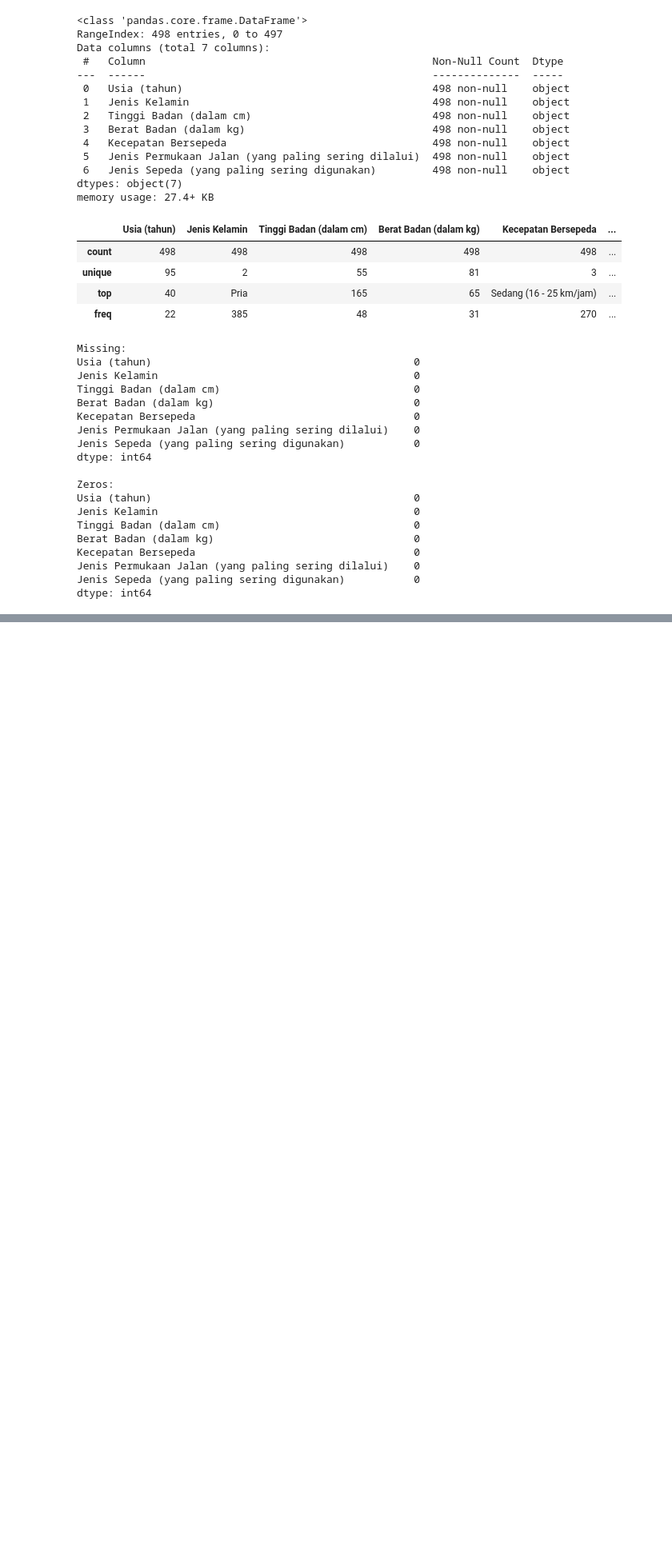
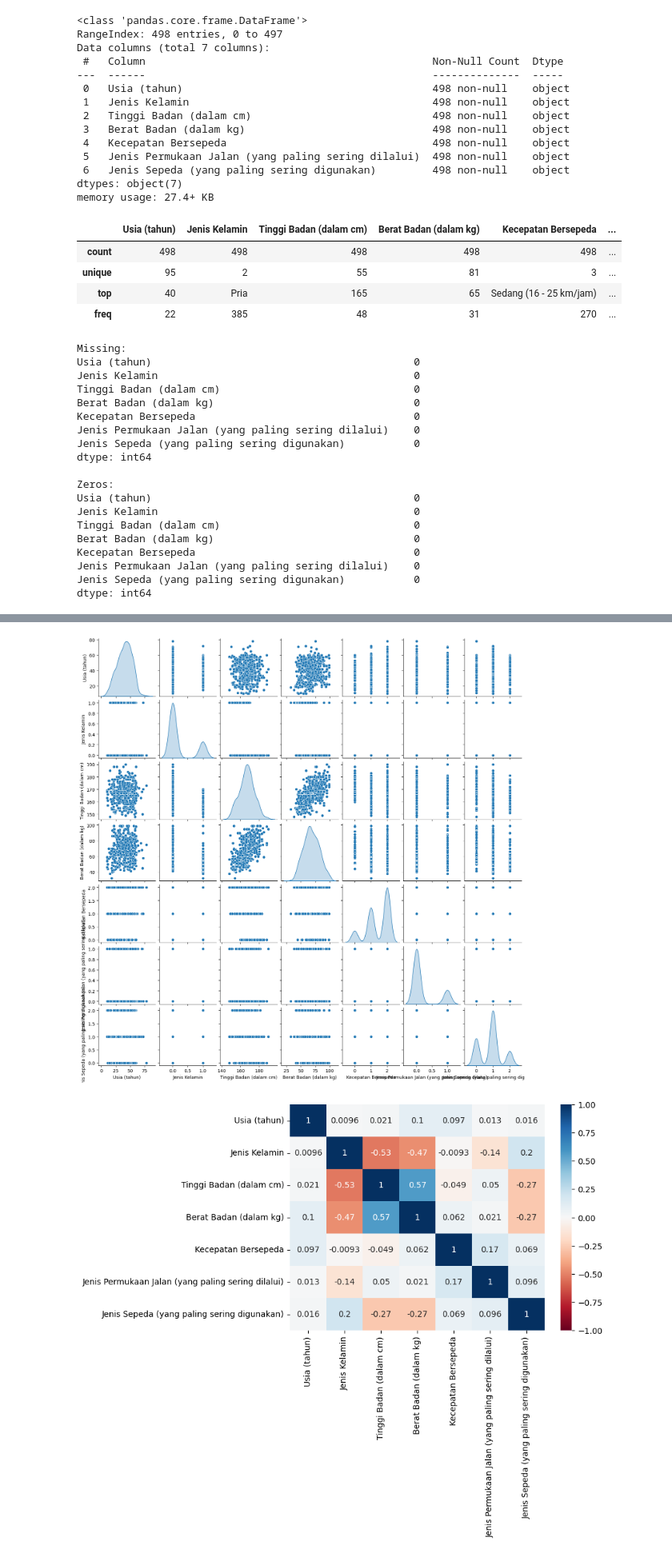
Before and after one commit to HansJoachimW/ALP-Statistics, a Jupyter notebook: ALP.ipynb, the cells around one changed output, grey strips where cells are left out. Shown at 80% size. Drawn from its saved outputs; the diff is of its cells as text; code cells hidden in the pictures; blank space fills up the shorter version.

```diff
--- a/ALP.ipynb
+++ b/ALP.ipynb
@@ -102,0 +163,10 @@ plt.show()
+# %%
+sns.pairplot(data=dataset, height=2, diag_kind='kde')
+plt.show()
+
+plt.subplots(figsize=(7,5))
+sns.heatmap(dataset.corr(), vmin=-1, vmax=1, cmap="RdBu", annot=True)
+plt.show()
+# %% [output]
+[figure, added]
+[figure, added]
```
Also changed, not shown: parts of 12 cells of this notebook.
